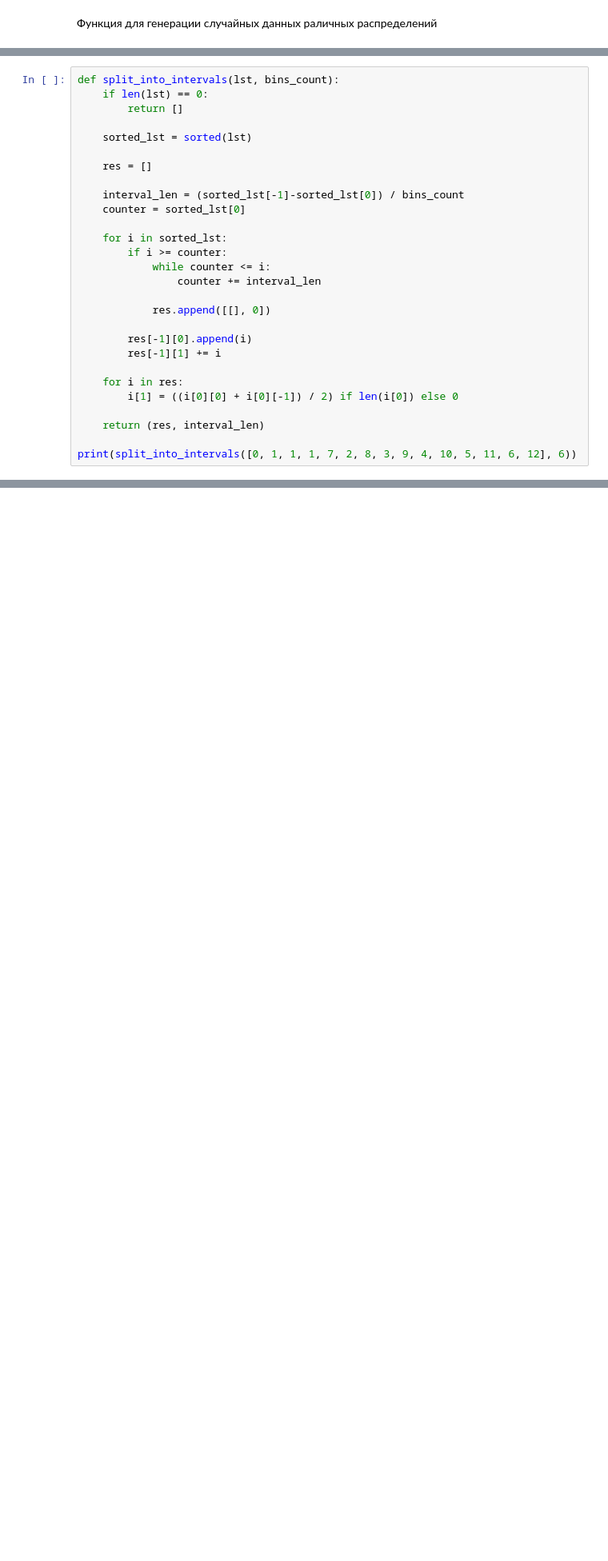
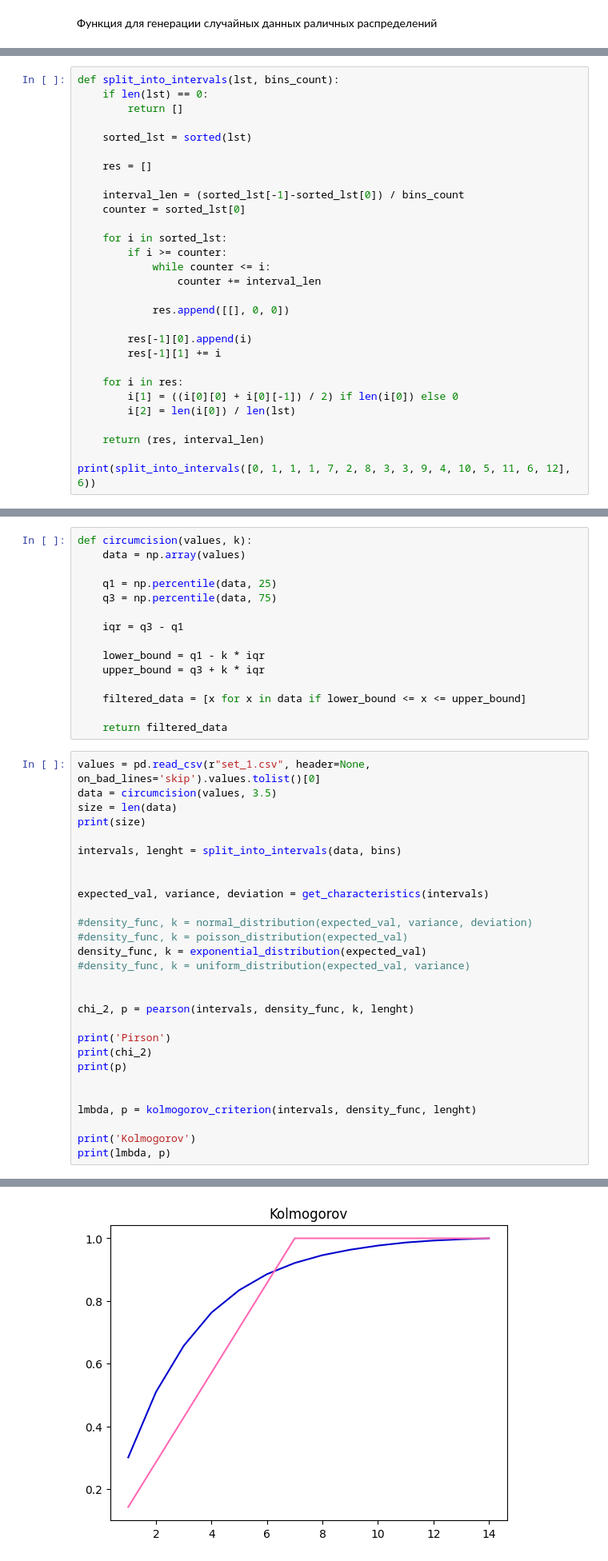
Before and after one commit to Fl0yk/6-semester, a Jupyter notebook: ОЭД/lab_2/task.ipynb, the cells around one changed output, grey strips where cells are left out. Shown: that part at 80% size. Saved outputs shown, nothing was run; the diff lists cells and outputs as text; blank space fills up the shorter version.

```diff
--- a/ОЭД/lab_2/task.ipynb
+++ b/ОЭД/lab_2/task.ipynb
@@ -68,15 +106,16 @@ def split_into_intervals(lst, bins_count):
             while counter <= i:
                 counter += interval_len
 
-            res.append([[], 0])
+            res.append([[], 0, 0])
 
         res[-1][0].append(i)
         res[-1][1] += i
 
     for i in res:
         i[1] = ((i[0][0] + i[0][-1]) / 2) if len(i[0]) else 0
+        i[2] = len(i[0]) / len(lst)
 
     return (res, interval_len)
 
-print(split_into_intervals([0, 1, 1, 1, 7, 2, 8, 3, 9, 4, 10, 5, 11, 6, 12], 6))
+print(split_into_intervals([0, 1, 1, 1, 7, 2, 8, 3, 3, 9, 4, 10, 5, 11, 6, 12], 6))
 # %% [output]
@@ -83,0 +264,44 @@ print(split_into_intervals([0, 1, 1, 1, 7, 2, 8, 3, 9, 4, 10, 5, 11, 6, 12], 6))
+# %%
+def circumcision(values, k):
+    data = np.array(values)
+
+    q1 = np.percentile(data, 25)
+    q3 = np.percentile(data, 75)
+
+    iqr = q3 - q1
+
+    lower_bound = q1 - k * iqr
+    upper_bound = q3 + k * iqr
+
+    filtered_data = [x for x in data if lower_bound <= x <= upper_bound]
+
+    return filtered_data
+# %%
+values = pd.read_csv(r"set_1.csv", header=None, on_bad_lines='skip').values.tolist()[0]
+data = circumcision(values, 3.5)
+size = len(data)
+print(size)
+
+intervals, lenght = split_into_intervals(data, bins)
+
+
+expected_val, variance, deviation = get_characteristics(intervals)
+
+#density_func, k = normal_distribution(expected_val, variance, deviation)
+#density_func, k = poisson_distribution(expected_val)
+density_func, k = exponential_distribution(expected_val)
+#density_func, k = uniform_distribution(expected_val, variance)
+
+
+chi_2, p = pearson(intervals, density_func, k, lenght)
+
+print('Pirson')
+print(chi_2)
+print(p)
+
+
+lmbda, p = kolmogorov_criterion(intervals, density_func, lenght)
+
+print('Kolmogorov')
+print(lmbda, p)
+# %% [output]
@@ -83,0 +313 @@ print(split_into_intervals([0, 1, 1, 1, 7, 2, 8, 3, 9, 4, 10, 5, 11, 6, 12], 6))
+[figure, added]
```
Also changed, not shown: parts of 19 cells of this notebook, 1 other file.
